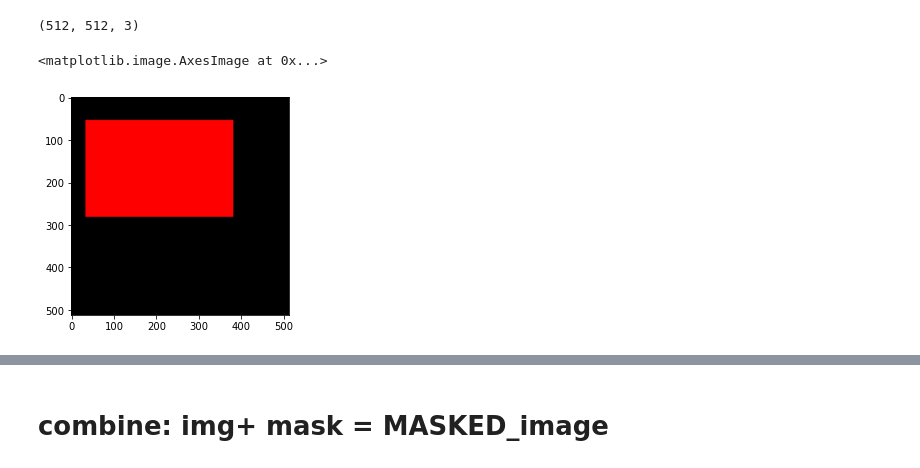
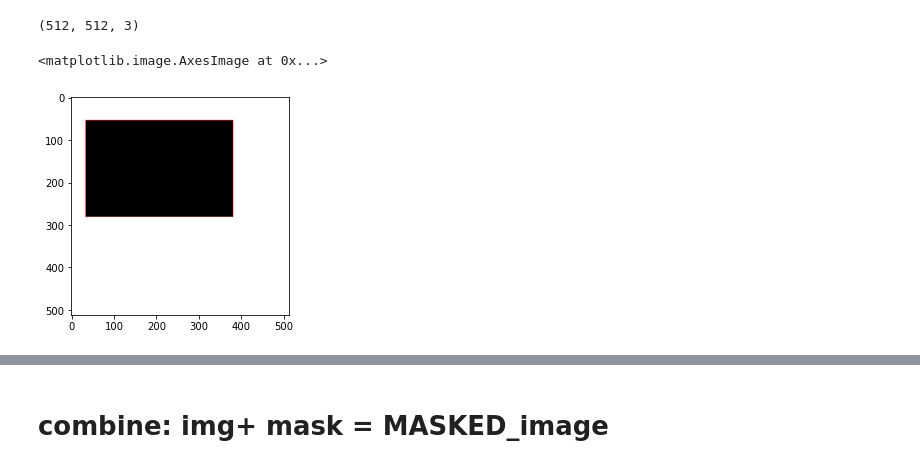
Before and after one commit to RahulS247/Hotel_Recognition-kaggle_challenge, a Jupyter notebook: maskGAN.ipynb, the cells around one changed output, grey strips where cells are left out. Cells and saved outputs as stored; diff of their text form; code cells hidden in the pictures.

Commit message:
mask red to black

```diff
--- a/maskGAN.ipynb
+++ b/maskGAN.ipynb
@@ -54,16 +54,21 @@ for mask in os.listdir('train_masks'):
     #img = img.astype('float32')
     train_masks.append(img)
 # %%
-imgm = pil_image.open('train_masks/00006.png')
-imgm = imgm.convert('RGB')
-imgm = imgm.resize((512,512))
-imgm = np.array(imgm)
-#imgm = imgm[:,:,:3]
-imgm.shape
+img_m = pil_image.open('train_masks/00006.png')
+new_image = pil_image.new("RGBA", img_m.size, "WHITE") # Create a white rgba background
+new_image.paste(img_m, (0, 0), img_m)
+img_m = new_image.convert('RGB')
+img_m = img_m.resize((512,512))
+imgm = np.array(img_m)
+mask_img = imgm/255
+mask_img.shape
 # %% [output]
 (512, 512, 3)
+# %%
+#
+mask_img[np.logical_and((mask_img[:,:,0]==1),(mask_img[:,:,1]==0),(mask_img[:,:,2]==0))]=(0,0,0)
 # %%
-plt.imshow(imgm)
+plt.imshow(mask_img)
 # %% [output]
 <matplotlib.image.AxesImage at 0x...>
-[figure, old version]
+[figure, new version]
```
Also changed, not shown: parts of 38 cells of this notebook.
